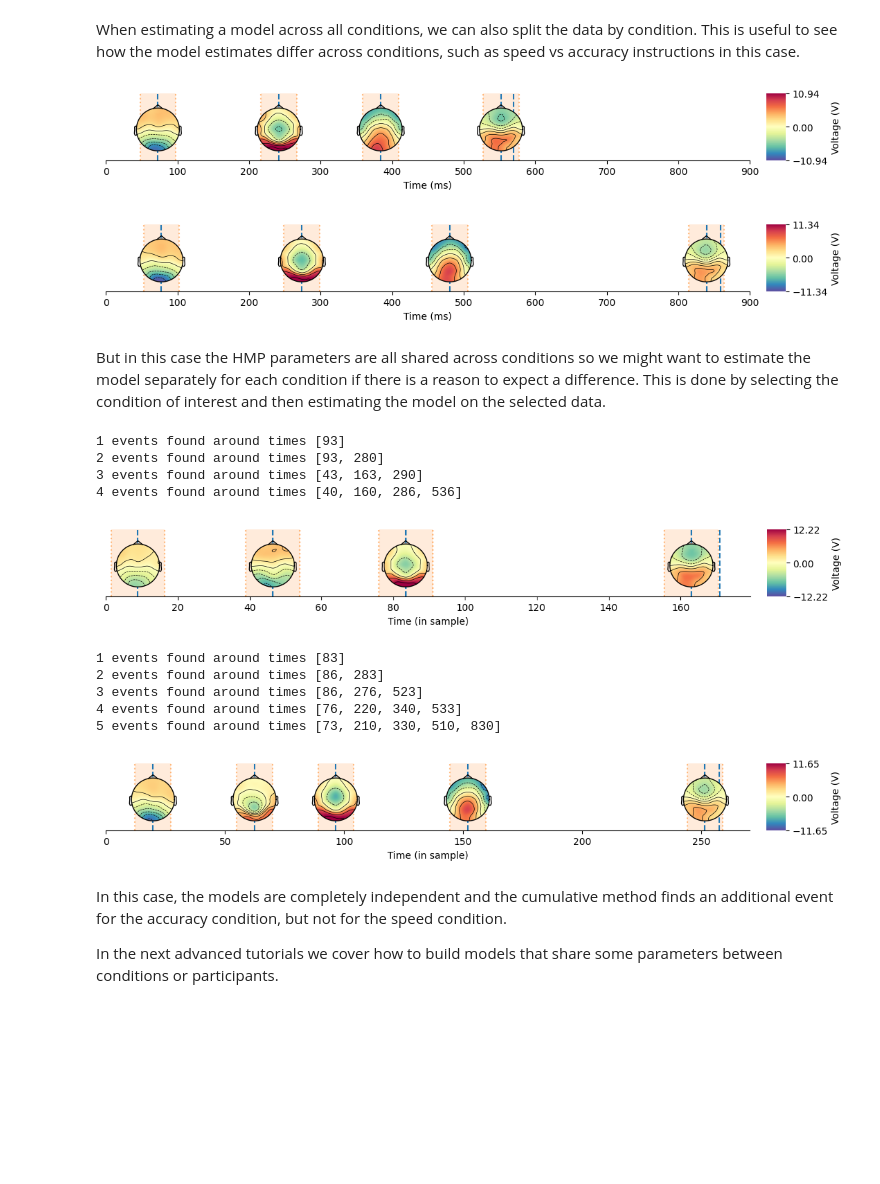
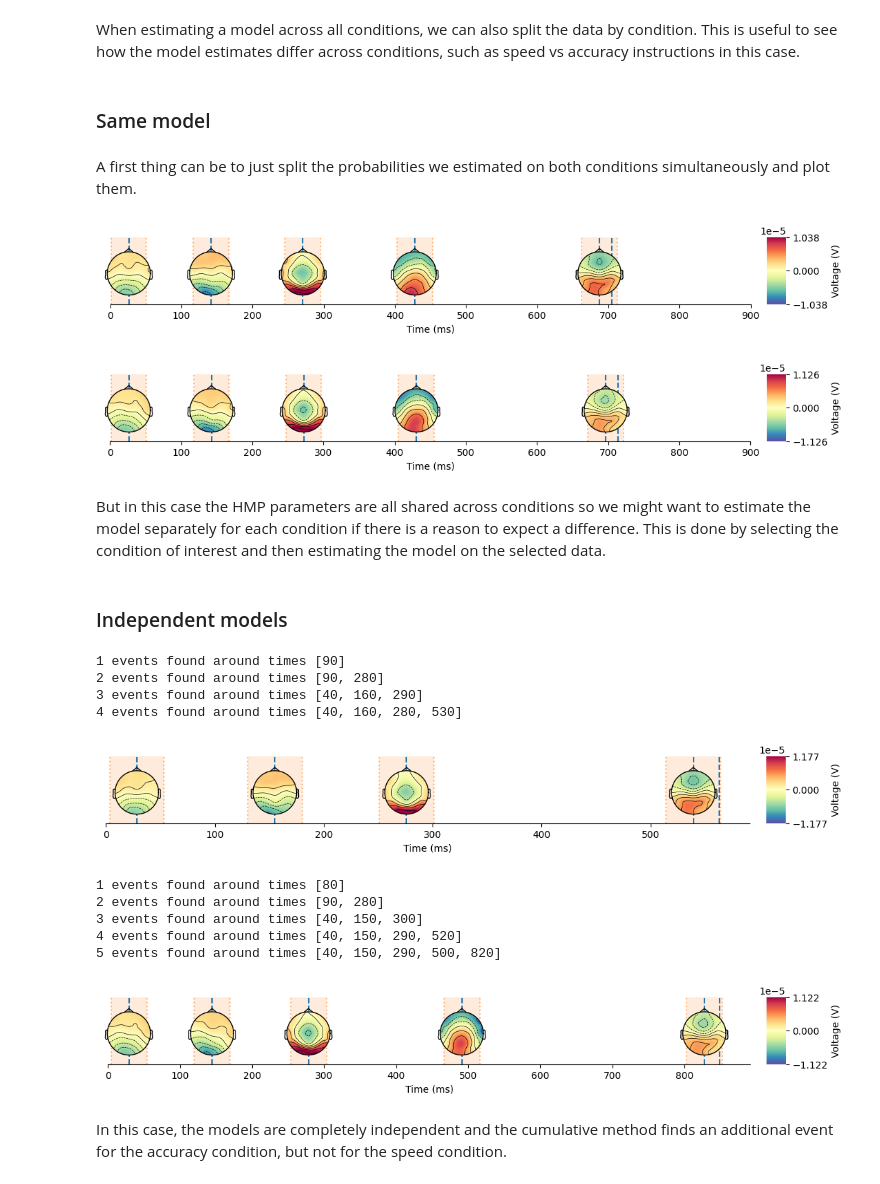
Before and after one commit to JoKra1/hsmm_mvpy, a Jupyter notebook: docs/source/notebooks/3-Applying_HMP_to_real_data.ipynb, the cells around one changed output. Saved outputs shown, nothing was run; the diff lists cells and outputs as text; code cells hidden in the pictures; blank space fills up the shorter version.

```diff
--- a/docs/source/notebooks/3-Applying_HMP_to_real_data.ipynb
+++ b/docs/source/notebooks/3-Applying_HMP_to_real_data.ipynb
@@ -41,12 +41,19 @@ subj_names = [os.path.splitext(f)[0] for f in os.listdir(epoch_data_path) if f.e
 info = read_info(subj_files[0], verbose=False)
 # %%
 # At what frequency we want the data, high sampling frequencies require a lot of RAM, decrease when necessary
-sfreq = 300
+sfreq = 100
 
 # Then we read the data as shown in Tutorial 1
 epoch_data = hmp.io.read_mne_data(subj_files, data_format='epochs', sfreq=sfreq,
                             verbose=False, subj_name=subj_names)#Turning verbose off for the documentation but it is recommended to leave it on as some output from MNE might be useful
 
+
+## The following is just for this tutorial dataset and probably not needed for yours
+# The duration (i.e. reaction time) data is in milliseconds and we want it in seconds
+epoch_data['RT'] /= 1000
+# This dataset is in microV, we want the unit in V
+epoch_data *= 1e-6
+
 print(epoch_data)
 # %% [output]
 Processing participant sample_data/eeg/participant3_epo.fif's epochs eeg
@@ -71,5 +78,11 @@ As you can see the HMP formatted EEG dataset contains some info on the experimen
 # %% [markdown]
 At this point we have the epoched EEG data with 30 channels, which we need to transform to PC space.
 # %%
-preprocessed = hmp.transformers.ProjPCA(epoch_data, interval_id = "RT", n_comp=10)
+preprocessed = hmp.transformers.ProjPCA(epoch_data,
+                                        min_duration=.2, #Defining minimum reaction time as 200ms
+                                        max_duration=2, # Maximum reaction time at 2s
+                                        reject_threshold=1e-4, #Peak-to-peak rejection threshold of 100 microV
+                                        interval_id = "RT", #In which variable of epoch_data are the duration to be modelled
+                                        n_comp=10, # How many principal components to keep for the fit, the more the better
+                                       )
 # %% [output]
@@ -269,47 +281,48 @@ plt.tight_layout()
 ## Splitting conditions
 # %% [markdown]
 When estimating a model across all conditions, we can also split the data by condition. This is useful to see how the model estimates differ across conditions, such as speed vs accuracy instructions in this case.
+# %% [markdown]
+### Same model
+# %% [markdown]
+A first thing can be to just split the probabilities we estimated on both conditions simultaneously and plot them.
 # %%
-speed_epoch_data = epoch_data.where(epoch_data.cue == 'SP').stack({'trial':['participant','epoch']}).dropna('trial', how="all")
-accuracy_epoch_data = epoch_data.where(epoch_data.cue == 'AC').stack({'trial':['participant','epoch']}).dropna('trial', how="all")
+speed_epoch_data = hmp.utils.condition_selection_epoch(epoch_data, 'SP', variable='cue')
+accuracy_epoch_data =  hmp.utils.condition_selection_epoch(epoch_data, 'AC', variable='cue')
 
-hmp.visu.plot_topo_timecourse(speed_epoch_data, estimates_cumulative, info, as_time=True, max_time=900)
-hmp.visu.plot_topo_timecourse(accuracy_epoch_data, estimates_cumulative, info, as_time=True, max_time=900)
+hmp.visu.plot_topo_timecourse(speed_epoch_data, estimates_cumulative, info, max_time=900)
+hmp.visu.plot_topo_timecourse(accuracy_epoch_data, estimates_cumulative, info, max_time=900)
 # %% [output]
-[figure, old version]
+[figure, new version]
-[figure, old version]
+[figure, new version]
 # %% [markdown]
 But in this case the HMP parameters are all shared across conditions so we might want to estimate the model separately for each condition if there is a reason to expect a difference. This is done by selecting the condition of interest and then estimating the model on the selected data.
+# %% [markdown]
+### Independent models
 # %%
-speed_preprocessed_data = hmp.utils.condition_selection(preprocessed.data, 'SP', variable='cue')
-trial_data_speed = hmp.trialdata.TrialData.from_transformer(speed_preprocessed_data, pattern=event_properties.template)
-
-accuracy_preprocesssed_data = hmp.utils.condition_selection(preprocessed.data, 'AC', variable='cue')
-trial_data_accuracy = hmp.trialdata.TrialData.from_transformer(accuracy_preprocesssed_data, pattern=event_properties.template)
+preprocessed_speed = hmp.utils.condition_selection(preprocessed.data, 'SP', variable='cue')
+preprocesssed_accuracy = hmp.utils.condition_selection(preprocessed.data, 'AC', variable='cue')
 # %%
-model_speed = hmp.models.CumulativeMethod(event_properties)
-model_speed.fit(trial_data_speed)
-ll_cumulative_speed, estimates_speed = model_speed.transform(trial_data_speed)
+model_speed = hmp.models.CumulativeMethod()
+model_speed.fit(preprocessed_speed)
+ll_cumulative_speed, estimates_speed = model_speed.transform(preprocessed_speed)
 hmp.visu.plot_topo_timecourse(epoch_data, estimates_speed, info)
 # %% [output]
-1 events found around times [93]
-2 events found around times [93, 280]
-3 events found around times [43, 163, 290]
-4 events found around times [40, 160, 286, 536]
+1 events found around times [90]
+2 events found around times [90, 280]
+3 events found around times [40, 160, 290]
+4 events found around times [40, 160, 280, 530]
-[figure, old version]
+[figure, new version]
 # %%
-model_accuracy = hmp.models.CumulativeMethod(event_properties)
-model_accuracy.fit(trial_data_accuracy)
-ll_cumulative_accuracy, estimates_accuracy = model_accuracy.transform(trial_data_accuracy)
+model_accuracy = hmp.models.CumulativeMethod()
+model_accuracy.fit(preprocesssed_accuracy)
+ll_cumulative_accuracy, estimates_accuracy = model_accuracy.transform(preprocesssed_accuracy)
 hmp.visu.plot_topo_timecourse(epoch_data, estimates_accuracy, info)
 # %% [output]
-1 events found around times [83]
-2 events found around times [86, 283]
-3 events found around times [86, 276, 523]
-4 events found around times [76, 220, 340, 533]
-5 events found around times [73, 210, 330, 510, 830]
+1 events found around times [80]
+2 events found around times [90, 280]
+3 events found around times [40, 150, 300]
+4 events found around times [40, 150, 290, 520]
+5 events found around times [40, 150, 290, 500, 820]
-[figure, old version]
+[figure, new version]
 # %% [markdown]
 In this case, the models are completely independent and the cumulative method finds an additional event for the accuracy condition, but not for the speed condition.
-
-In the next advanced tutorials we cover how to build models that share some parameters between conditions or participants.
```
Also changed, not shown: parts of 24 cells of this notebook, 3 other files.
